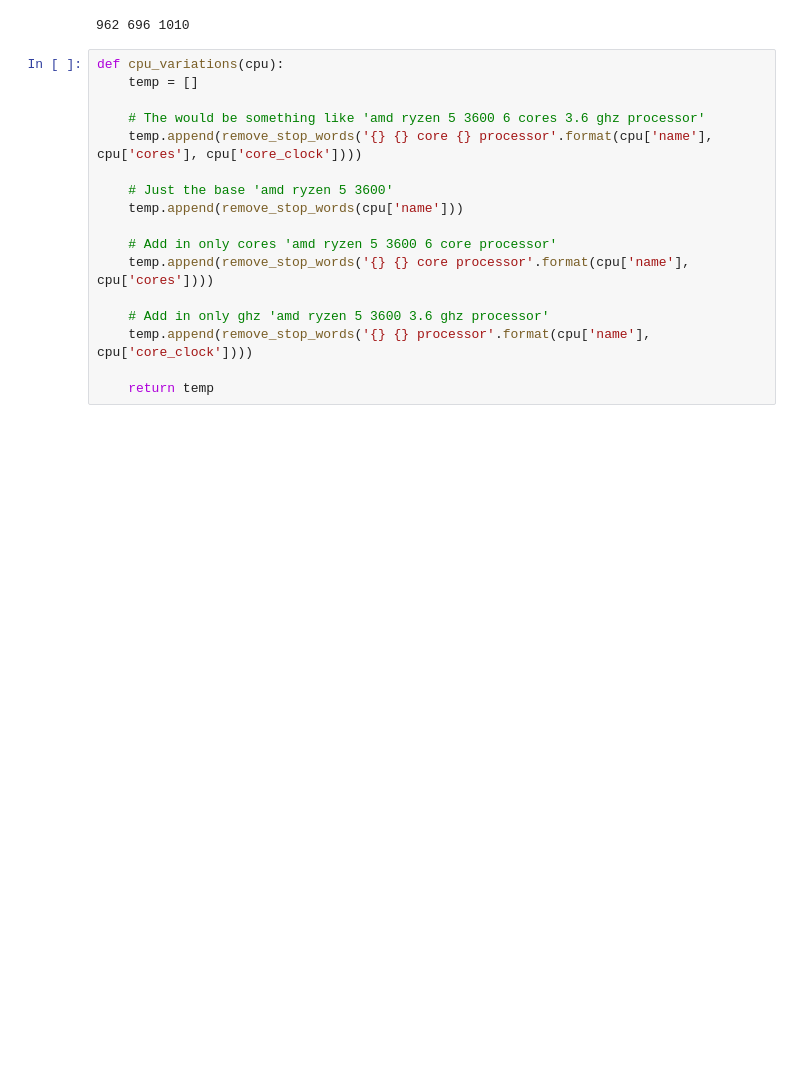
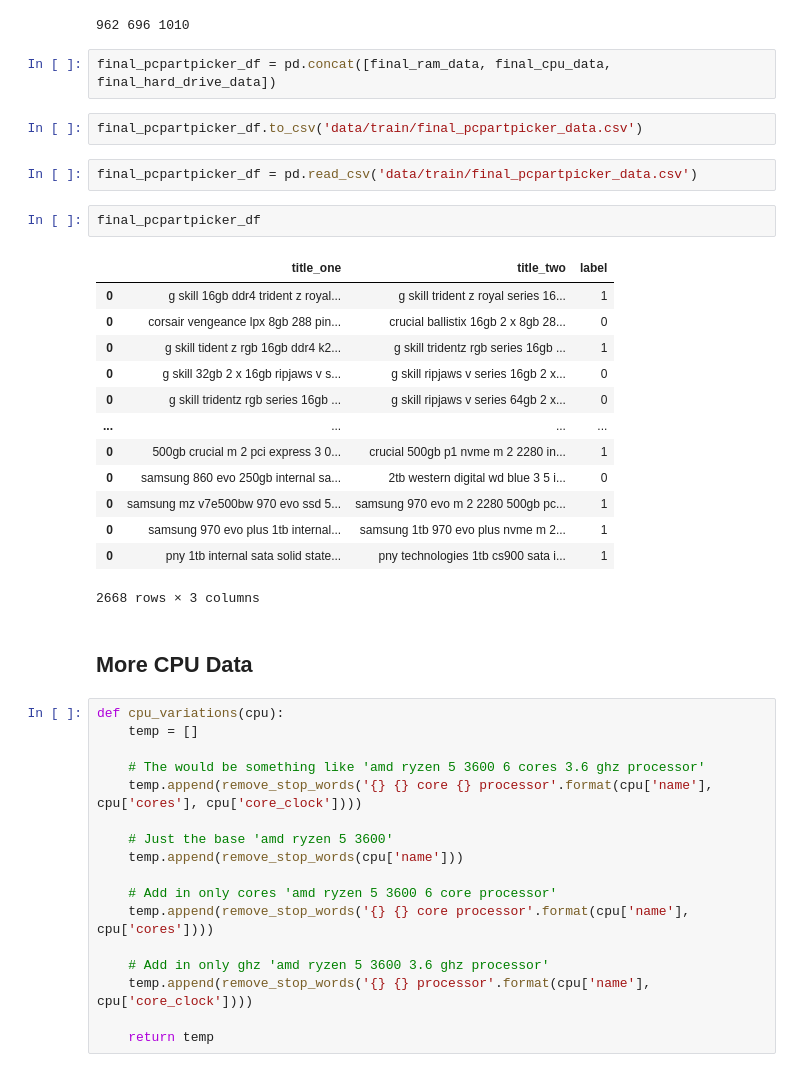
Before and after one commit to Mascerade/supervised-product-matching, a Jupyter notebook: TestingGrounds.ipynb, the cells around one changed output. Saved outputs shown, nothing was run; the diff lists cells and outputs as text; blank space fills up the shorter version.

```diff
--- a/TestingGrounds.ipynb
+++ b/TestingGrounds.ipynb
@@ -524,6 +553,30 @@ final_hard_drive_data = create_final_data(pos_hard_drive_data, neg_hard_drive_da
 print(len(final_cpu_data), len(final_ram_data), len(final_hard_drive_data))
 # %% [output]
 962 696 1010
+# %%
+final_pcpartpicker_df = pd.concat([final_ram_data, final_cpu_data, final_hard_drive_data])
+# %%
+final_pcpartpicker_df.to_csv('data/train/final_pcpartpicker_data.csv')
+# %%
+final_pcpartpicker_df = pd.read_csv('data/train/final_pcpartpicker_data.csv')
+# %%
+final_pcpartpicker_df
+# %% [output]
+|  | title_one | title_two | label |
+| 0 | g skill 16gb ddr4 trident z royal... | g skill trident z royal series 16... | 1 |
+| 0 | corsair vengeance lpx 8gb 288 pin... | crucial ballistix 16gb 2 x 8gb 28... | 0 |
+| 0 | g skill tident z rgb 16gb ddr4 k2... | g skill tridentz rgb series 16gb ... | 1 |
+| 0 | g skill 32gb 2 x 16gb ripjaws v s... | g skill ripjaws v series 16gb 2 x... | 0 |
+| 0 | g skill tridentz rgb series 16gb ... | g skill ripjaws v series 64gb 2 x... | 0 |
+| ... | ... | ... | ... |
+| 0 | 500gb crucial m 2 pci express 3 0... | crucial 500gb p1 nvme m 2 2280 in... | 1 |
+| 0 | samsung 860 evo 250gb internal sa... | 2tb western digital wd blue 3 5 i... | 0 |
+| 0 | samsung mz v7e500bw 970 evo ssd 5... | samsung 970 evo m 2 2280 500gb pc... | 1 |
+| 0 | samsung 970 evo plus 1tb internal... | samsung 1tb 970 evo plus nvme m 2... | 1 |
+| 0 | pny 1tb internal sata solid state... | pny technologies 1tb cs900 sata i... | 1 |
+2668 rows × 3 columns
+# %% [markdown]
+## More CPU Data
 # %%
 def cpu_variations(cpu):
     temp = []
```
Also changed, not shown: parts of 38 cells of this notebook.
